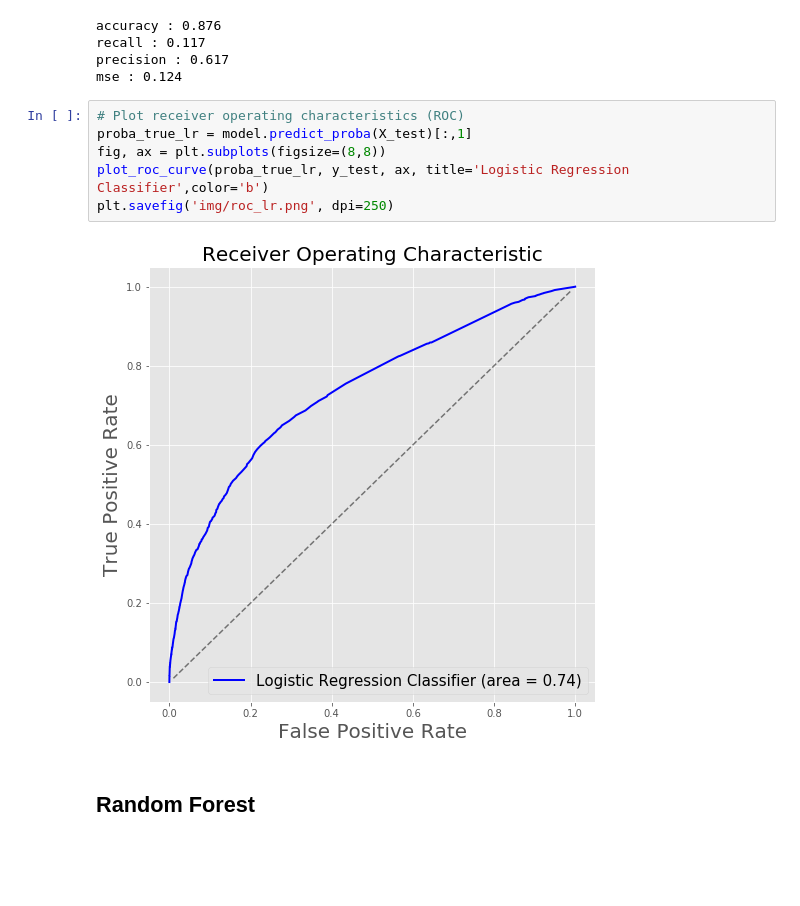
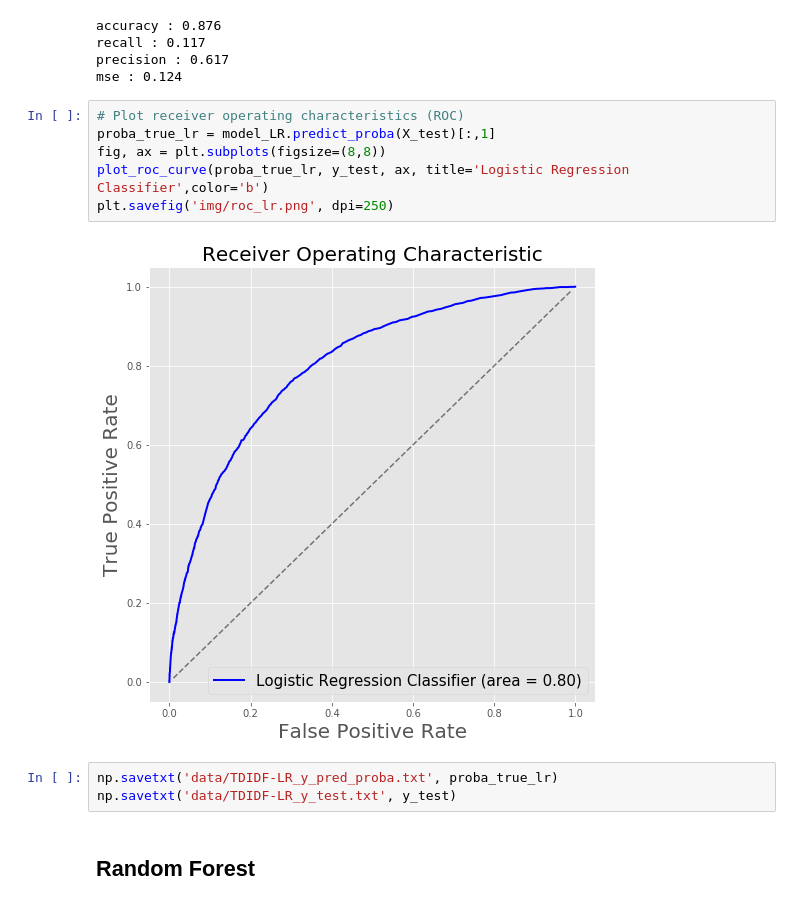
Before and after one commit to b-weintraub/hate-speech, a Jupyter notebook: TD-IDF-model.ipynb, the cells around one changed output. Drawn from its saved outputs; the diff is of its cells as text; blank space fills up the shorter version.

```diff
--- a/TD-IDF-model.ipynb
+++ b/TD-IDF-model.ipynb
@@ -149,12 +146,15 @@ precision : 0.617
 mse : 0.124
 # %%
 # Plot receiver operating characteristics (ROC)
-proba_true_lr = model.predict_proba(X_test)[:,1]
+proba_true_lr = model_LR.predict_proba(X_test)[:,1]
 fig, ax = plt.subplots(figsize=(8,8))
 plot_roc_curve(proba_true_lr, y_test, ax, title='Logistic Regression Classifier',color='b')
 plt.savefig('img/roc_lr.png', dpi=250)
 # %% [output]
-[figure, old version]
+[figure, new version]
+# %%
+np.savetxt('data/TDIDF-LR_y_pred_proba.txt', proba_true_lr)
+np.savetxt('data/TDIDF-LR_y_test.txt', y_test)
 # %% [markdown]
 ## Random Forest
 # %%
```
Also changed, not shown: parts of 6 cells of this notebook, 15 other files.
